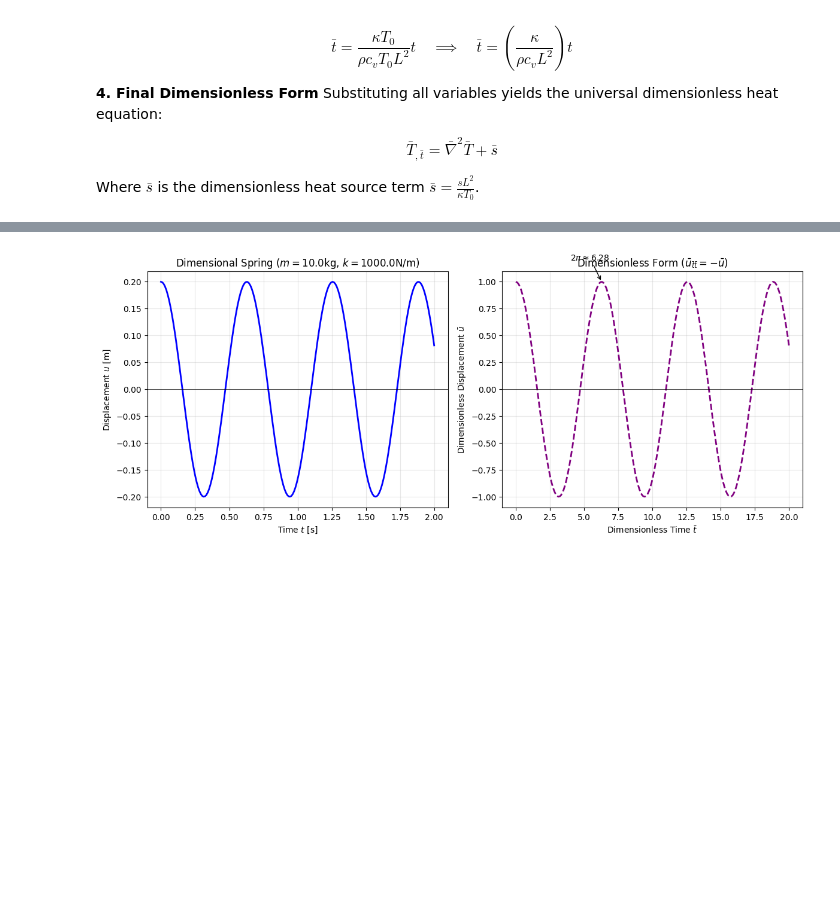
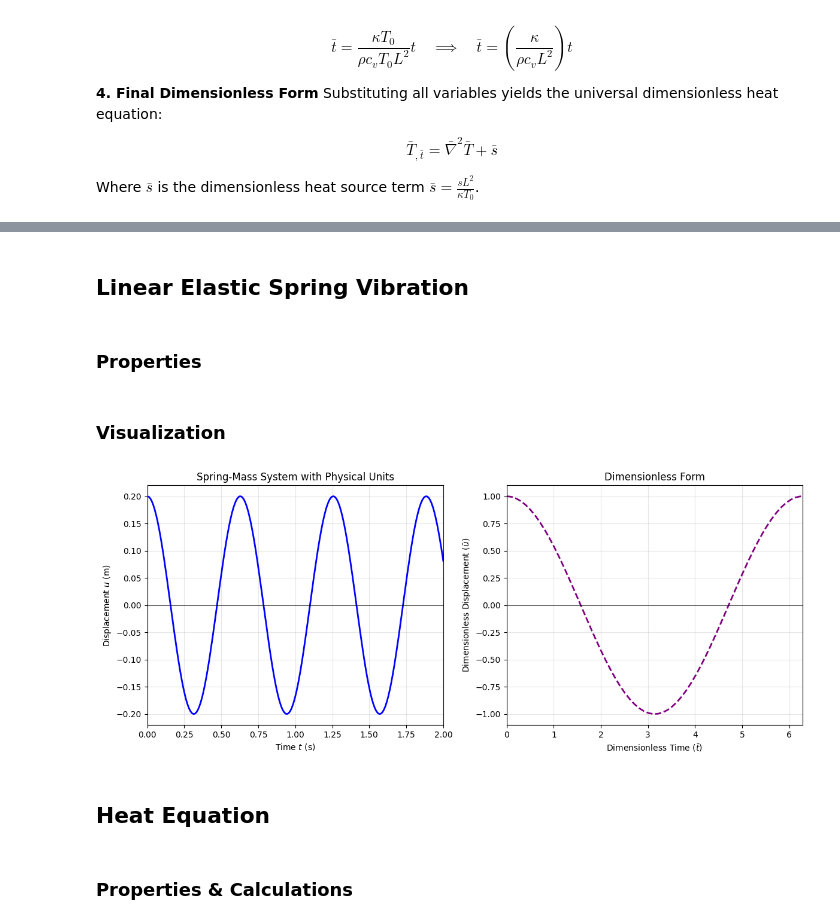
Before and after one commit to s-tirmizi/finite-element-analysis, a Jupyter notebook: 04_dimensionless_forms.ipynb, the cells around one changed output, grey strips where cells are left out. Saved outputs shown, nothing was run; the diff lists cells and outputs as text; code cells hidden in the pictures; blank space fills up the shorter version.

```diff
--- a/04_dimensionless_forms.ipynb
+++ b/04_dimensionless_forms.ipynb
@@ -82,0 +88,4 @@ Where $\bar{s}$ is the dimensionless heat source term $\bar{s} = \frac{s L^2}{\k
+# %% [markdown]
+## Linear Elastic Spring Vibration
+# %% [markdown]
+### Properties
@@ -83,50 +107,33 @@ Where $\bar{s}$ is the dimensionless heat source term $\bar{s} = \frac{s L^2}{\k
+# %% [markdown]
+### Visualization
 # %%
-import numpy as np
-import matplotlib.pyplot as plt
-
-# --- 1. Define Physics (Dimensional) ---
-m = 10.0      # Mass [kg]
-k = 1000.0    # Stiffness [N/m]
-u0 = 0.2      # Initial Displacement [m]
-omega_n = np.sqrt(k / m)  # Natural frequency [rad/s]
-
-# Time range: 2 seconds
-t = np.linspace(0, 2, 200)
-# Exact Solution: u(t) = u0 * cos(omega_n * t)
-u = u0 * np.cos(omega_n * t)
-
-# --- 2. Define Physics (Dimensionless) ---
-# Dimensionless time t_bar = t * omega_n
-t_bar = t * omega_n
-# Dimensionless displacement u_bar = u / u0
-u_bar = u / u0
-
-# --- 3. Plotting ---
+# Plotting
 fig, axes = plt.subplots(1, 2, figsize=(12, 5))
 
-# Plot 1: Dimensional (Physical Units)
+# Dimension
 axes[0].plot(t, u, color='blue', linewidth=2)
-axes[0].set_title(f'Dimensional Spring ($m={m}$kg, $k={k}$N/m)')
-axes[0].set_xlabel('Time $t$ [s]')
-axes[0].set_ylabel('Displacement $u$ [m]')
+axes[0].set_title(f'Spring-Mass System with Physical Units')
+axes[0].set_xlabel('Time $t$ (s)')
+axes[0].set_ylabel('Displacement $u$ (m)')
 axes[0].grid(True, alpha=0.3)
 axes[0].axhline(0, color='black', linewidth=0.5)
+axes[0].set_xlim(0, 2)
 
-# Plot 2: Dimensionless (Universal)
+# Dimensionless
 axes[1].plot(t_bar, u_bar, color='purple', linewidth=2, linestyle='--')
-axes[1].set_title(r'Dimensionless Form ($\bar{u}_{\bar{t}\bar{t}} = -\bar{u}$)')
-axes[1].set_xlabel(r'Dimensionless Time $\bar{t}$')
-axes[1].set_ylabel(r'Dimensionless Displacement $\bar{u}$')
+axes[1].set_title(r'Dimensionless Form')
+axes[1].set_xlabel(r'Dimensionless Time ($\bar{t}$)')
+axes[1].set_ylabel(r'Dimensionless Displacement ($\bar{u})$')
 axes[1].grid(True, alpha=0.3)
 axes[1].axhline(0, color='black', linewidth=0.5)
-
-# Annotation to show the connection
-# One period is always 2*pi in dimensionless time
-axes[1].annotate(r'$2\pi \approx 6.28$', xy=(2*np.pi, 1), xytext=(4, 1.2),
-                 arrowprops=dict(facecolor='black', arrowstyle='->'))
+axes[1].set_xlim(0, 2 * np.pi)
 
 plt.tight_layout()
 plt.show()
 # %% [output]
-[figure, old version]
+[figure, new version]
+# %% [markdown]
+## Heat Equation
+# %% [markdown]
+### Properties & Calculations
 # %%
```
Also changed, not shown: parts of 8 cells of this notebook.
